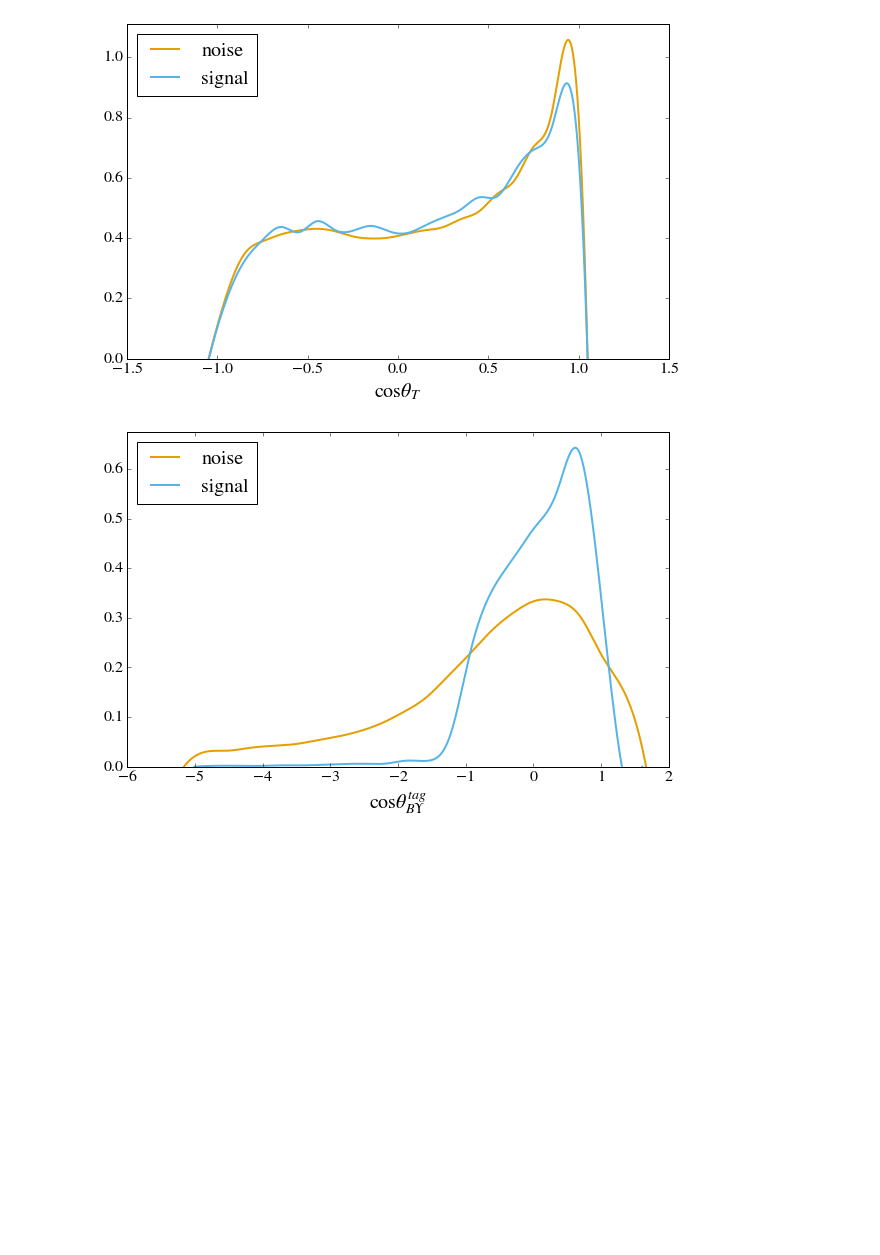
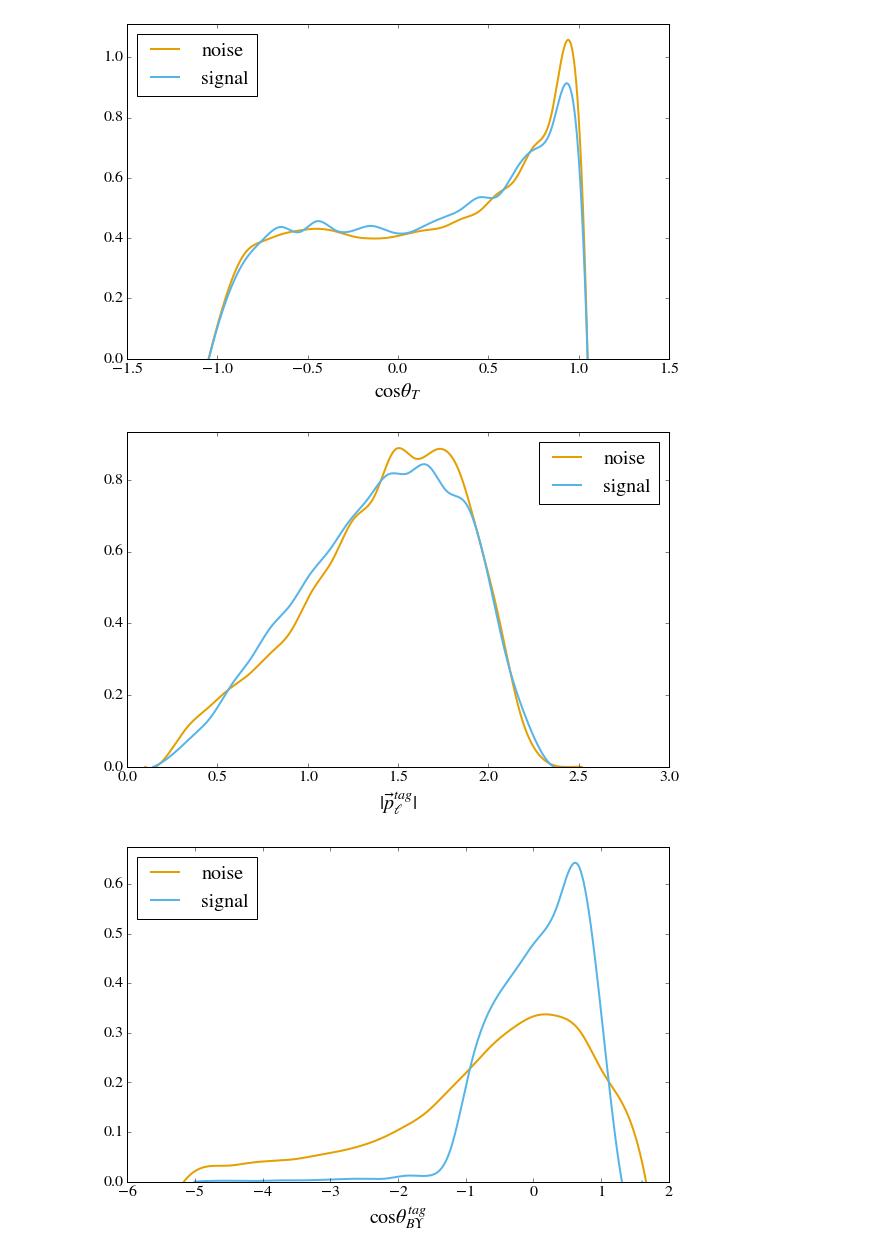
Before and after one commit to dchao34/bdtaunu_machine_learning, a Jupyter notebook: candidate_selection/feature_exploration/feature_stacked_histgrams.ipynb, the cells around one changed output. Drawn from its saved outputs; the diff is of its cells as text; code cells hidden in the pictures; blank space fills up the shorter version.

```diff
--- a/candidate_selection/feature_exploration/feature_stacked_histgrams.ipynb
+++ b/candidate_selection/feature_exploration/feature_stacked_histgrams.ipynb
@@ -122,6 +122,24 @@ histRec(X_cut, varname, Y='is_matched', ax=ax,
         legend=True)
 # %% [output]
 [figure]
+# %%
+varname = 'tag_lp3'
+X_cut = apply_cut(X, varname)
+
+fig = plt.figure(figsize=(6*1.618, 6))
+ax = fig.add_subplot(111)
+if use_log_yscale: ax.set_yscale('log')
+ax.tick_params(axis='both', which='major', labelsize=16)
+
+histRec(X_cut, varname, Y='is_matched', ax=ax,
+        stacked=False, show_hist=False, bins=40,
+        show_spline=True, knots_spline=20,
+        normed=True,
+        xlabel=typeset_name[varname],
+        legend_names=legend_names,
+        legend=True)
+# %% [output]
+[figure, added]
 # %%
 varname = 'tag_cosby'
 X_cut = apply_cut(X, varname)
```
Also changed, not shown: 5 other files.
